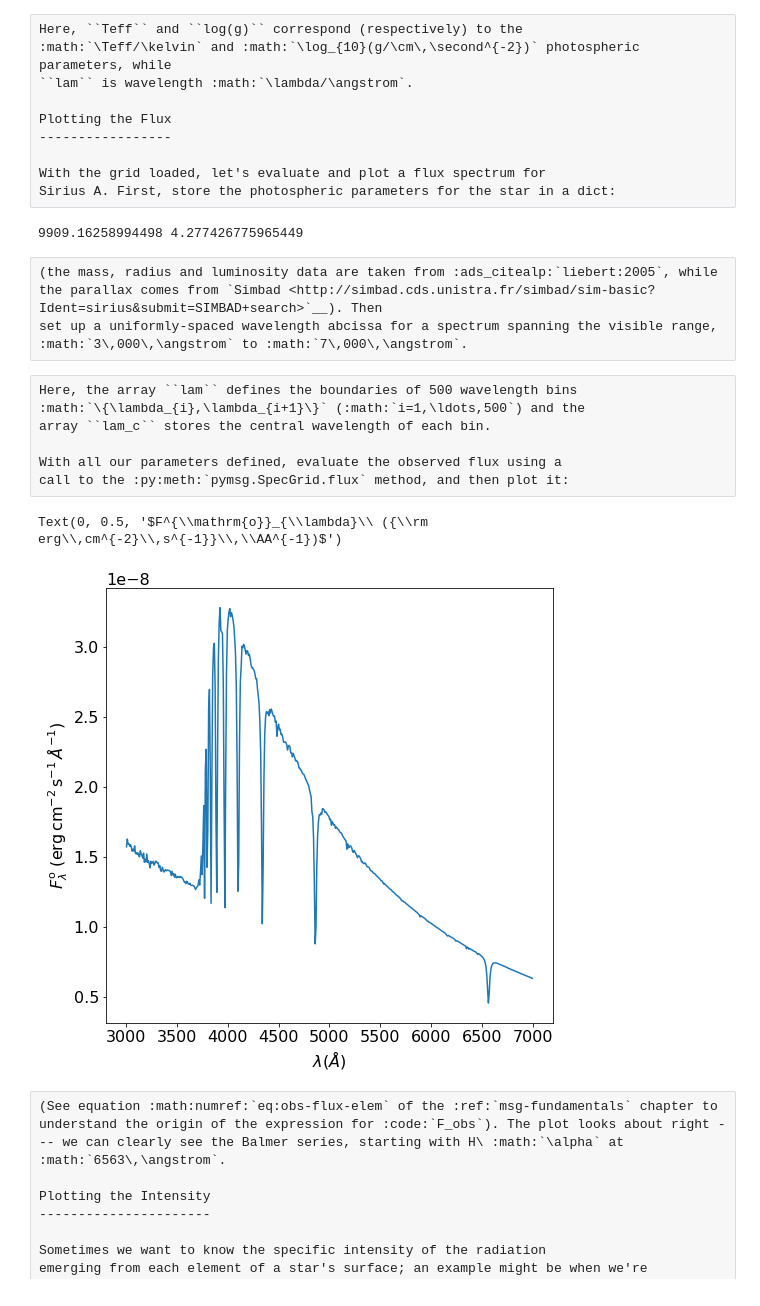
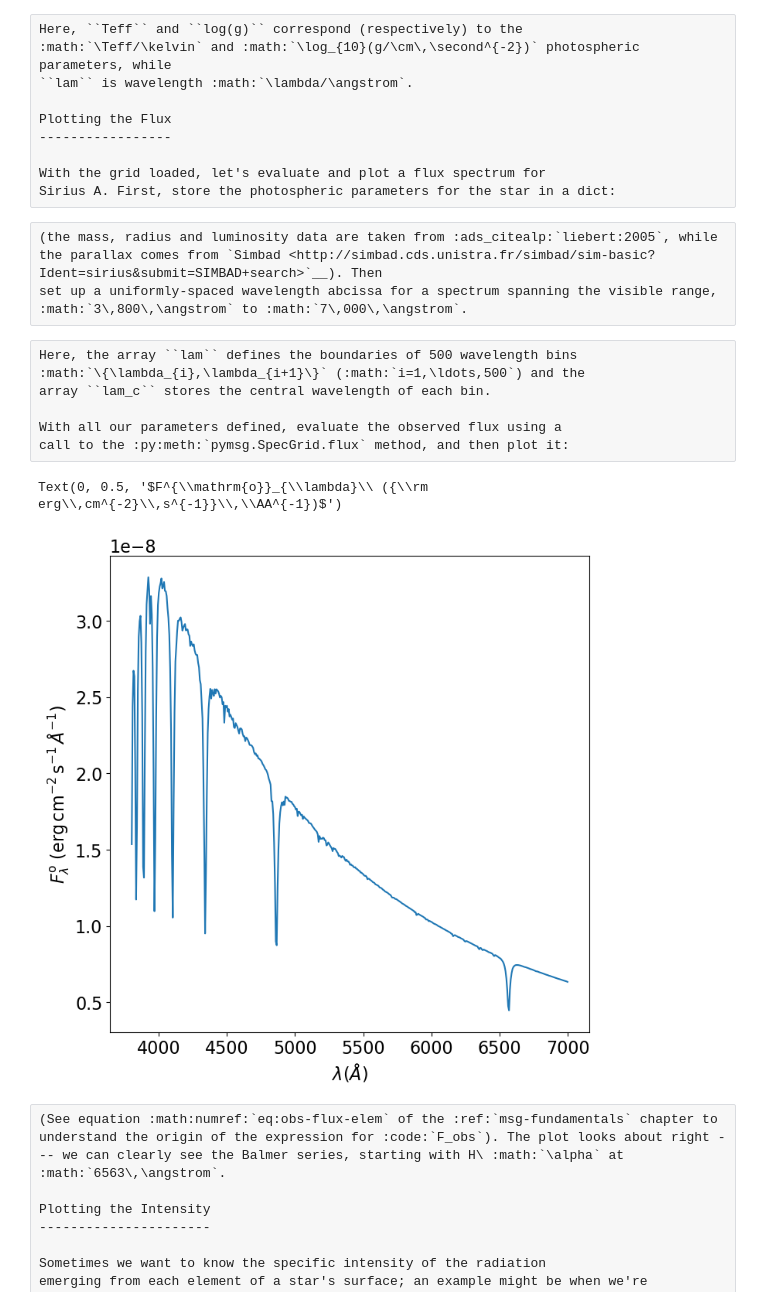
Before and after one commit to rhdtownsend/msg, a Jupyter notebook: docs/source/user-guide/walkthroughs/python-walkthrough.ipynb, the cells around one changed output. Cells and saved outputs as stored; diff of their text form; code cells hidden in the pictures.

```diff
--- a/docs/source/user-guide/walkthroughs/python-walkthrough.ipynb
+++ b/docs/source/user-guide/walkthroughs/python-walkthrough.ipynb
@@ -85,12 +85,14 @@ Sirius A. First, store the photospheric parameters for the star in a dict:
 # %%
 # Set Sirius A's fundamental parameters
 
-M = 2.02 *con.M_sun
+M = 2.02 * con.M_sun
 R = 1.71 * con.R_sun
 L = 25.4 * con.L_sun
 
 p = 0.379
 d = 1/p * con.pc
+
+z = (-5.50*unt.km/unt.s / con.c).value
 
 # Set photospheric parameters dict
 
@@ -98,18 +100,15 @@ Teff = (L/(4*np.pi*R**2*con.sigma_sb))**0.25/unt.K
 logg = np.log10(con.G*M/R**2/(unt.cm/unt.s**2))
 
 x = {'Teff': Teff, 'log(g)': logg}
-print(Teff, logg)
-# %% [output]
-9909.16258994498 4.277426775965449
 # %% [raw]
 (the mass, radius and luminosity data are taken from :ads_citealp:`liebert:2005`, while the parallax comes from `Simbad <http://simbad.cds.unistra.fr/simbad/sim-basic?Ident=sirius&submit=SIMBAD+search>`__). Then
 set up a uniformly-spaced wavelength abcissa for a spectrum spanning the visible range,
-:math:`3\,000\,\angstrom` to :math:`7\,000\,\angstrom`.
+:math:`3\,800\,\angstrom` to :math:`7\,000\,\angstrom`.
 # %%
 # Set up the wavelength abscissa
 
-lam_min = 3000.
-lam_max = 7000.
+lam_min = 3800
+lam_max = 7000
 
 lam = np.linspace(lam_min, lam_max, 501)
 
@@ -124,18 +123,18 @@ call to the :py:meth:`pymsg.SpecGrid.flux` method, and then plot it:
 # %%
 # Evaluate the observed flux
 
-F_obs = (R/d)**2*specgrid.flux(x, lam)
+F_obs = (R/d)**2*specgrid.flux(x, z, lam)
 
 # Plot
 
 plt.figure(figsize=[8,8])
 plt.plot(lam_c, F_obs)
 
 plt.xlabel(r'$\lambda ({\AA})$')
 plt.ylabel(r'$F^{\mathrm{o}}_{\lambda}\ ({\rm erg\,cm^{-2}\,s^{-1}}\,\AA^{-1})$')
 # %% [output]
 Text(0, 0.5, '$F^{\\mathrm{o}}_{\\lambda}\\ ({\\rm erg\\,cm^{-2}\\,s^{-1}}\\,\\AA^{-1})$')
-[figure, old version]
+[figure, new version]
 # %% [raw]
 (See equation :math:numref:`eq:obs-flux-elem` of the :ref:`msg-fundamentals` chapter to understand the origin of the expression for :code:`F_obs`). The plot looks about right --- we can clearly see the Balmer series, starting with H\ :math:`\alpha` at :math:`6563\,\angstrom`.
 
```
Also changed, not shown: parts of 4 cells of this notebook, 23 other files.
